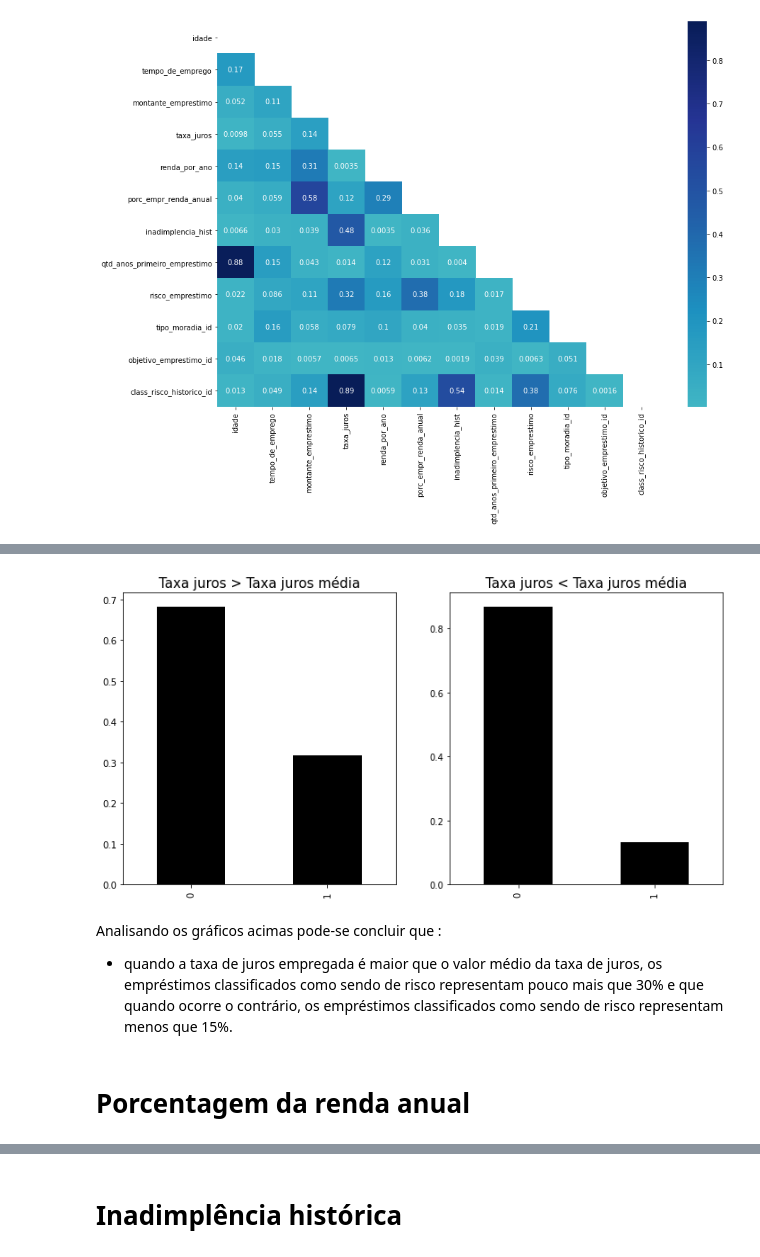
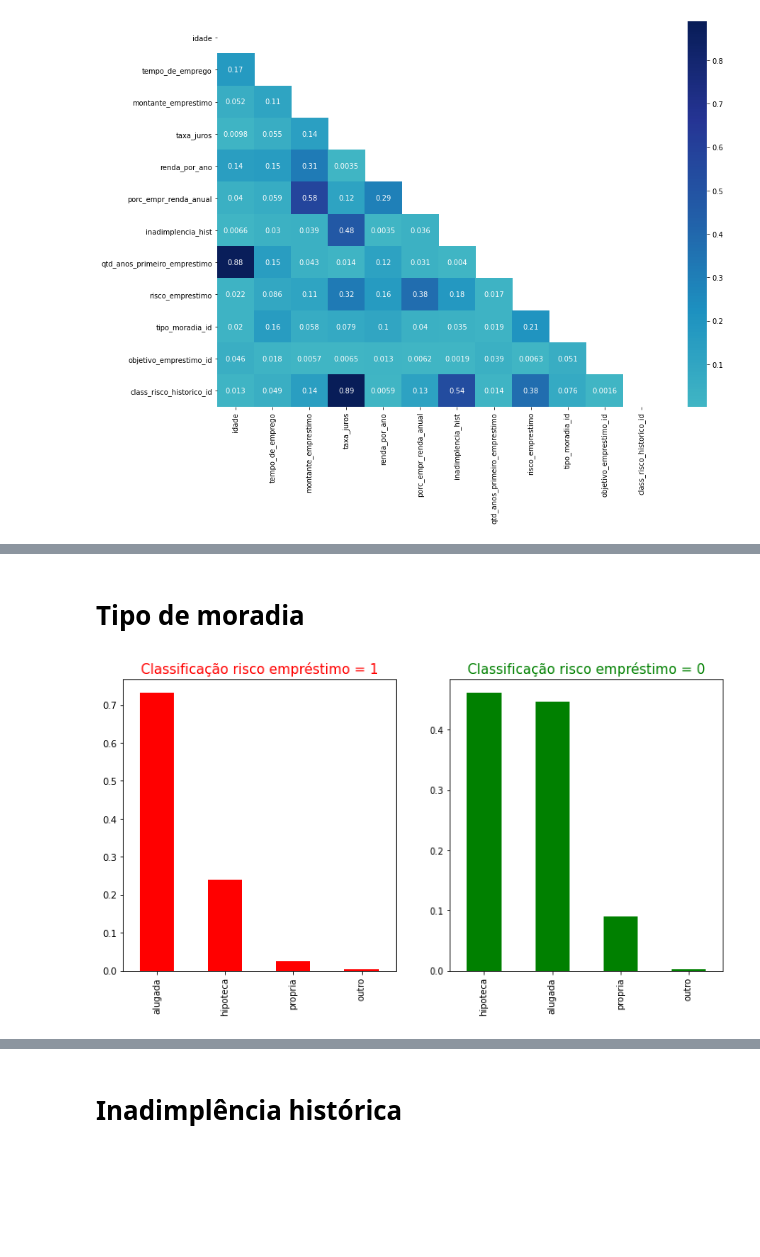
Before and after one commit to robertferro/analisando_risco_credito, a Jupyter notebook: risco_de_credito_analise_de_dados.ipynb, the cells around one changed output, grey strips where cells are left out. Drawn from its saved outputs; the diff is of its cells as text; code cells hidden in the pictures; blank space fills up the shorter version.

```diff
--- a/risco_de_credito_analise_de_dados.ipynb
+++ b/risco_de_credito_analise_de_dados.ipynb
@@ -45,9 +28,0 @@ memory usage: 3.6+ MB
-# %%
-from sklearn.preprocessing import LabelEncoder
-
-encoder = LabelEncoder()
-
-
-df['tipo_moradia_id']  = encoder.fit_transform(df['tipo_moradia'])
-df['objetivo_emprestimo_id']  = encoder.fit_transform(df['objetivo_emprestimo'])
-df['class_risco_historico_id']  = encoder.fit_transform(df['class_risco_historico'])
@@ -97,18 +56,14 @@ Tipo de moradia
+# %% [markdown]
+# Tipo de moradia
 # %%
 fig, ax = plt.subplots(1,2, figsize=(12,6))
 
-df[df['taxa_juros'] > 11.037157].risco_emprestimo.value_counts(normalize=True).plot(kind='bar',ax=ax[0],color='k')
-ax[0].set_title('Taxa juros > Taxa juros média',fontsize=15)
+df[df['risco_emprestimo'] == 1 ].tipo_moradia.value_counts(normalize=True).plot(kind='bar',ax=ax[0],color='r')
+ax[0].set_title('Classificação risco empréstimo = 1',fontsize=15,color='r')
 
-df[df['taxa_juros'] < 11.037157].risco_emprestimo.value_counts(normalize=True).plot(kind='bar',ax=ax[1],color='k')
-ax[1].set_title('Taxa juros < Taxa juros média',fontsize=15)
+df[df['risco_emprestimo'] == 0 ].tipo_moradia.value_counts(normalize=True).plot(kind='bar',ax=ax[1],color='green')
+ax[1].set_title('Classificação risco empréstimo = 0',fontsize=15,color='green')
 
 plt.show()
 # %% [output]
-[figure, old version]
+[figure, new version]
-# %% [markdown]
-Analisando os gráficos acimas pode-se concluir que :
-
-- quando a taxa de juros empregada é maior que o valor médio da taxa de juros, os empréstimos classificados como sendo de risco representam pouco mais que 30% e que quando ocorre o contrário, os empréstimos classificados como sendo de risco representam menos que 15%.
-# %% [markdown]
-# Porcentagem da renda anual
```
Also changed, not shown: parts of 38 cells of this notebook, 1 other file.
